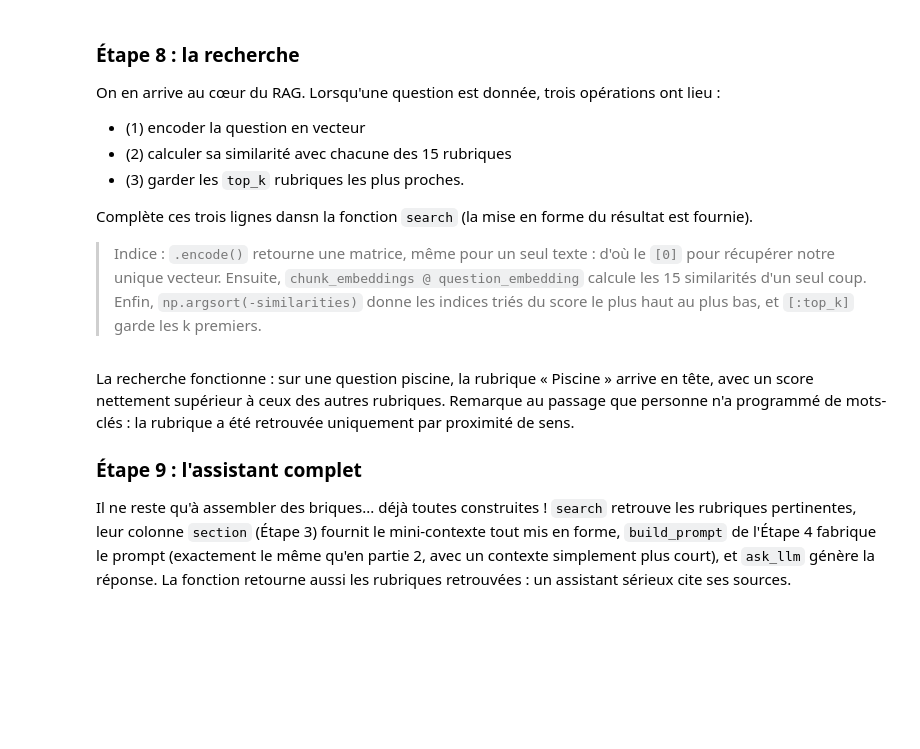
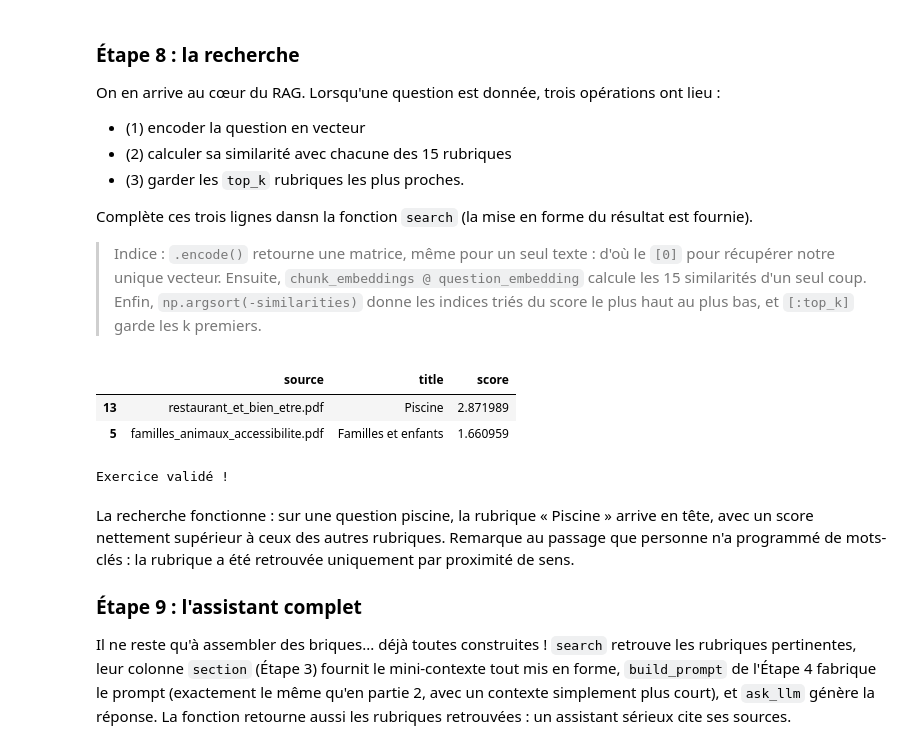
Before and after one commit to JDVegas/AI-Practical_ML-PRO, a Jupyter notebook: Cahier-Vacances-2026-main/Projet_04/projet_04.ipynb, the cells around one changed output. Saved outputs shown, nothing was run; the diff lists cells and outputs as text; code cells hidden in the pictures; blank space fills up the shorter version.

```diff
--- a/Cahier-Vacances-2026-main/Projet_04/projet_04.ipynb
+++ b/Cahier-Vacances-2026-main/Projet_04/projet_04.ipynb
@@ -551,36 +551,41 @@ Complète ces trois lignes dansn la fonction `search` (la mise en forme du résu
 def search(question, top_k=2):
     """
     Retrieve the top_k pages most relevant to a question.
 
     Arguments:
     question -- the client's question, as a string
     top_k -- number of pages to return
 
     Returns:
     results -- the top_k rows of pages, with an added score column,
                sorted from most to least relevant
     """
 
     ### START CODE HERE ###
 
-    question_embedding = # (1)
-    similarities =  # (2)
-    top_indices = # (3)
+    question_embedding = embedder.encode(question) # (1)
+    similarities = chunk_embeddings @ question_embedding # (2)
+    top_indices = np.argsort(-similarities)[:top_k] # (3)
 
     ### END CODE HERE ###
 
     results = pages.iloc[top_indices].copy()
     results["score"] = similarities[top_indices]
     return results
 
 
 test_results = search("Est-ce qu'il y a une piscine ?")
 display(test_results[["source", "title", "score"]])
 
 assert len(test_results) == 2, "top_k=2 devrait retourner 2 résultats"
 assert test_results.iloc[0]["title"] == "Piscine", \
     "La rubrique la plus pertinente pour cette question devrait être « Piscine »"
 print("Exercice validé !")
+# %% [output]
+|  | source | title | score |
+| 13 | restaurant_et_bien_etre.pdf | Piscine | 2.871989 |
+| 5 | familles_animaux_accessibilite.pdf | Familles et enfants | 1.660959 |
+Exercice validé !
 # %% [markdown]
 La recherche fonctionne : sur une question piscine, la rubrique « Piscine » arrive en tête, avec un score nettement supérieur à ceux des autres rubriques. Remarque au passage que personne n'a programmé de mots-clés : la rubrique a été retrouvée uniquement par proximité de sens.
 
```
Also changed, not shown: parts of 3 cells of this notebook.
